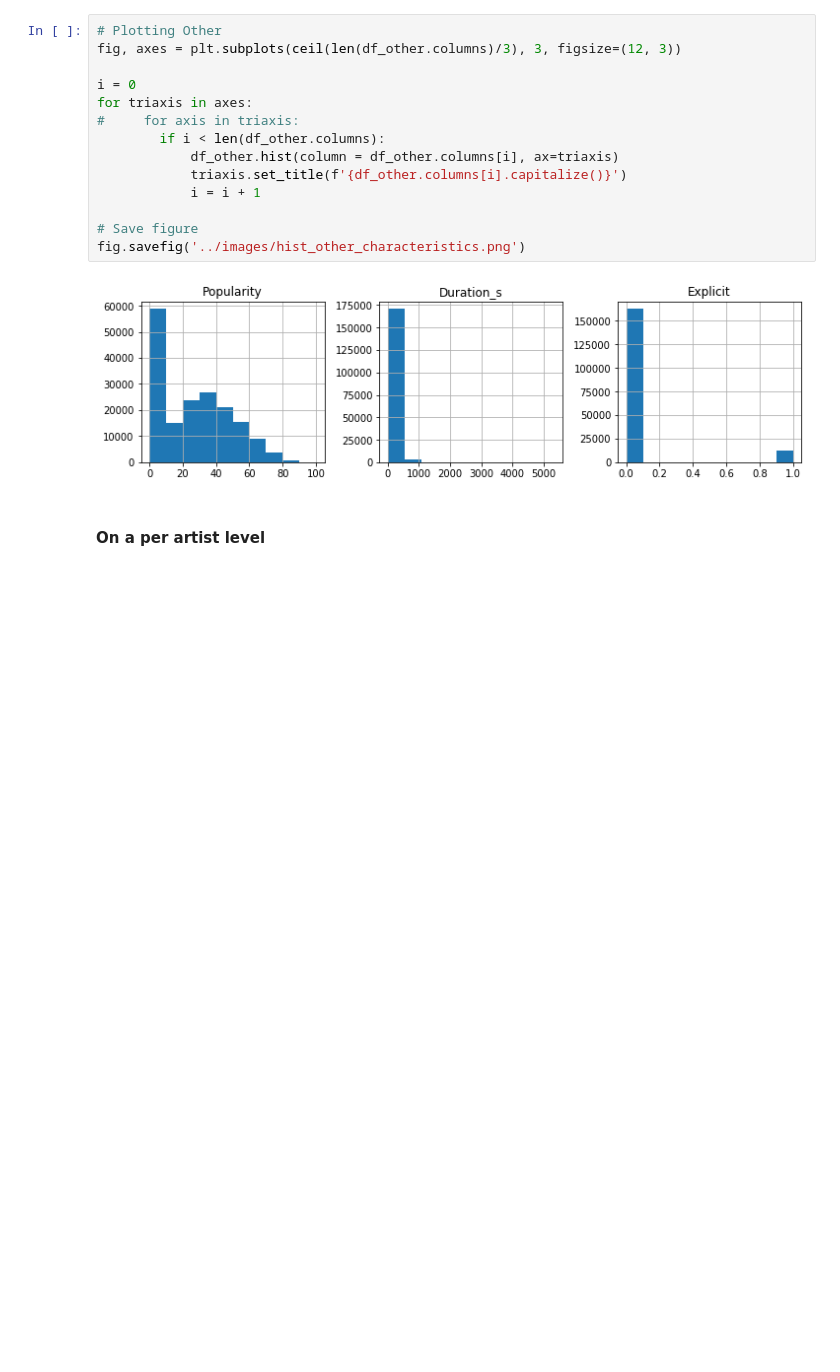
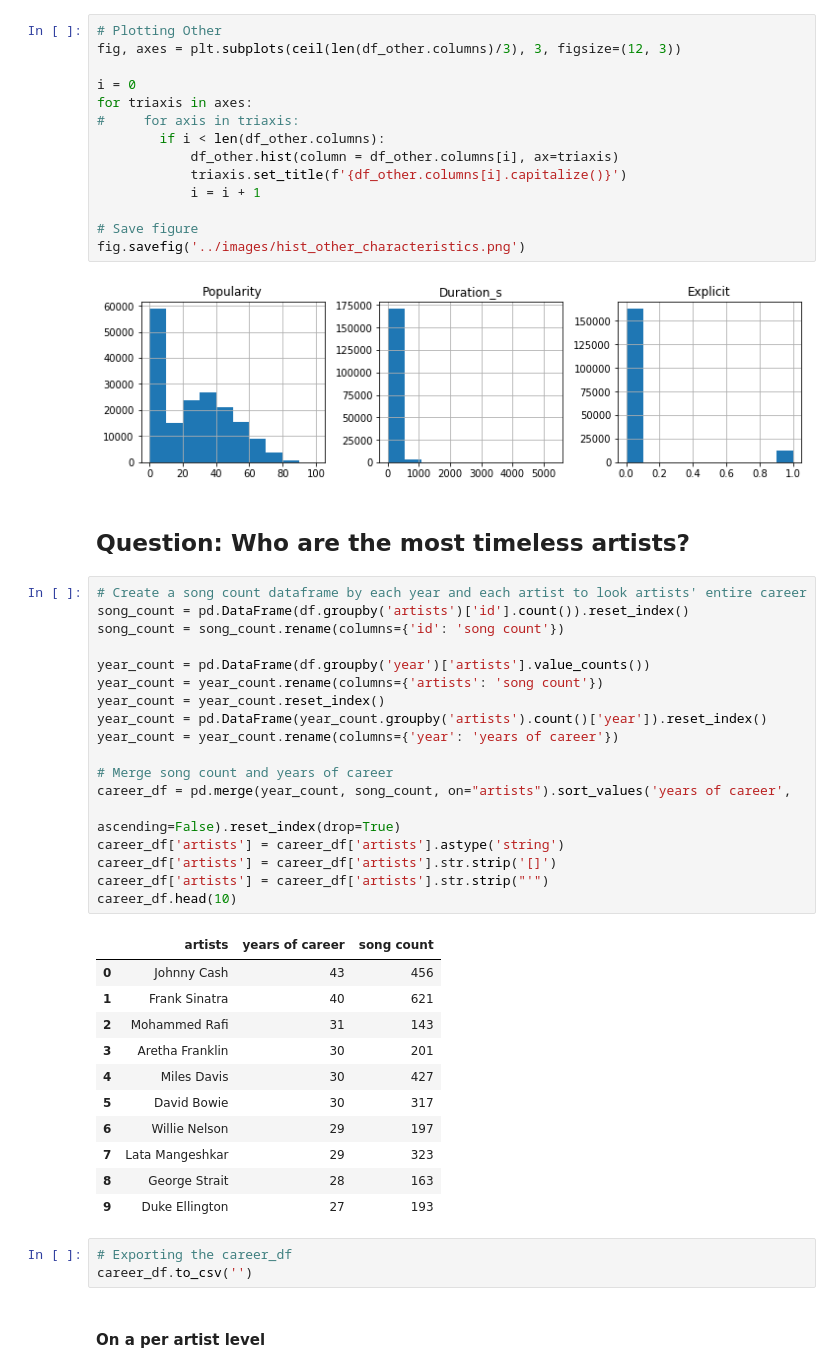
Before and after one commit to ztcnrh/Spotify-Music-Analysis, a Jupyter notebook: analysis/exploration_descriptive_analysis.ipynb, the cells around one changed output. Drawn from its saved outputs; the diff is of its cells as text; blank space fills up the shorter version.

Commit message:
Update to data exploration file

```diff
--- a/analysis/exploration_descriptive_analysis.ipynb
+++ b/analysis/exploration_descriptive_analysis.ipynb
@@ -91,6 +91,41 @@ for triaxis in axes:
 fig.savefig('../images/hist_other_characteristics.png')
 # %% [output]
 [figure]
+# %% [markdown]
+## Question: Who are the most timeless artists?
+# %%
+# Create a song count dataframe by each year and each artist to look artists' entire career
+song_count = pd.DataFrame(df.groupby('artists')['id'].count()).reset_index()
+song_count = song_count.rename(columns={'id': 'song count'})
+
+year_count = pd.DataFrame(df.groupby('year')['artists'].value_counts())
+year_count = year_count.rename(columns={'artists': 'song count'})
+year_count = year_count.reset_index()
+year_count = pd.DataFrame(year_count.groupby('artists').count()['year']).reset_index()
+year_count = year_count.rename(columns={'year': 'years of career'})
+
+# Merge song count and years of career
+career_df = pd.merge(year_count, song_count, on="artists").sort_values('years of career',
+                                                            ascending=False).reset_index(drop=True)
+career_df['artists'] = career_df['artists'].astype('string')
+career_df['artists'] = career_df['artists'].str.strip('[]')
+career_df['artists'] = career_df['artists'].str.strip("'")
+career_df.head(10)
+# %% [output]
+|  | artists | years of career | song count |
+| 0 | Johnny Cash | 43 | 456 |
+| 1 | Frank Sinatra | 40 | 621 |
+| 2 | Mohammed Rafi | 31 | 143 |
+| 3 | Aretha Franklin | 30 | 201 |
+| 4 | Miles Davis | 30 | 427 |
+| 5 | David Bowie | 30 | 317 |
+| 6 | Willie Nelson | 29 | 197 |
+| 7 | Lata Mangeshkar | 29 | 323 |
+| 8 | George Strait | 28 | 163 |
+| 9 | Duke Ellington | 27 | 193 |
+# %%
+# Exporting the career_df
+career_df.to_csv('')
 # %% [markdown]
 #### On a per artist level
 # %%
```
Also changed, not shown: parts of 3 cells of this notebook.
